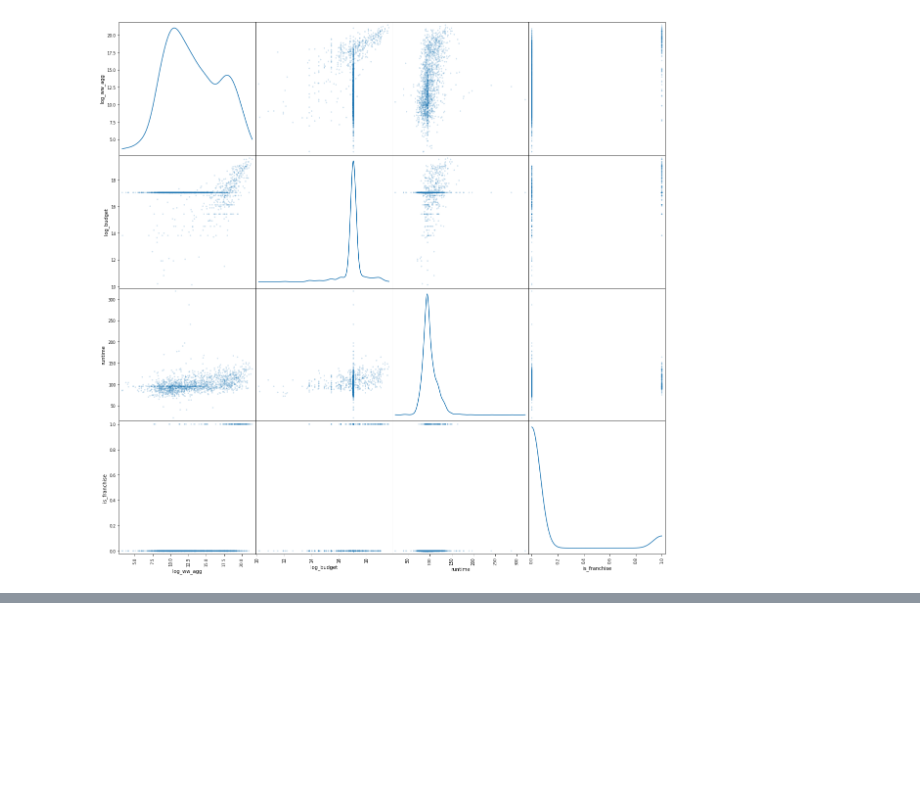
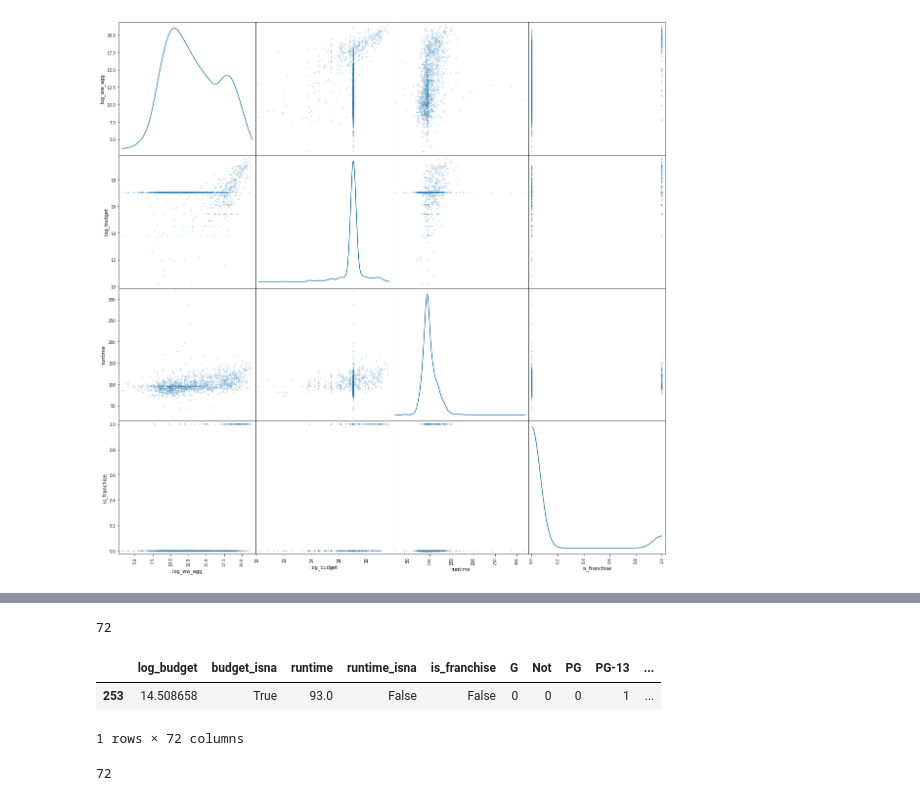
Before and after one commit to Rmloong/movie-revenue-predictor, a Jupyter notebook: Reworked_Models.ipynb, the cells around one changed output, grey strips where cells are left out. Cells and saved outputs as stored; diff of their text form; code cells hidden in the pictures; blank space fills up the shorter version.

```diff
--- a/Reworked_Models.ipynb
+++ b/Reworked_Models.ipynb
@@ -365,4 +380,2 @@ mean_squared_error(y_test, y_pred)
 # %%
 y_train_pred = gboost.predict(X_train)
-# %%
-X_train, X_test, y_train, y_test = train_test_split(df_no_runtime.iloc[:,:-2], df_no_runtime.iloc[:,-2])
@@ -648,0 +739,4 @@ array([[<matplotlib.axes._subplots.AxesSubplot object at 0x...>,
+# %%
+len(X_test.columns)
+# %% [output]
+72
@@ -648,0 +751,10 @@ array([[<matplotlib.axes._subplots.AxesSubplot object at 0x...>,
+# %%
+X_test.head(1)
+# %% [output]
+|  | log_budget | budget_isna | runtime | runtime_isna | is_franchise | G | Not | PG | PG-13 | ... |
+| 253 | 14.508658 | True | 93.0 | False | False | 0 | 0 | 0 | 1 | ... |
+1 rows × 72 columns
+# %%
+len(df_single_pred.columns)
+# %% [output]
+72
```
Also changed, not shown: parts of 89 cells of this notebook, 8 other files.
